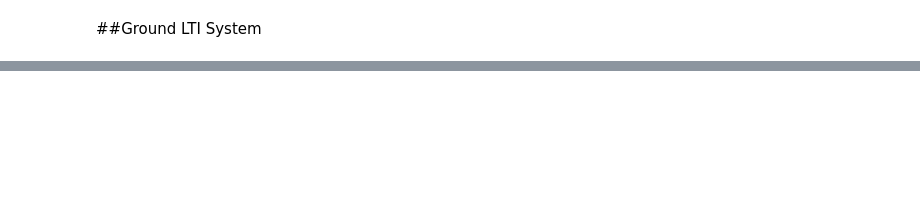
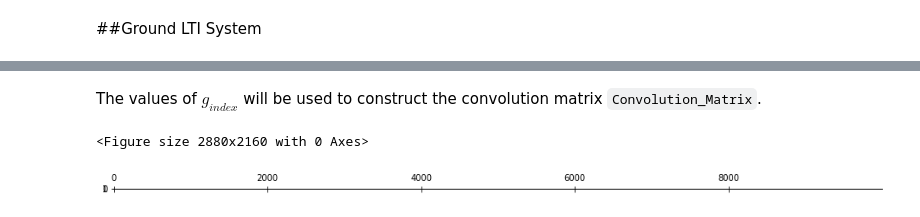
Before and after one commit to psukphranee/Python, a Jupyter notebook: SAR_Scratch_4.ipynb, the cells around one changed output, grey strips where cells are left out. Saved outputs shown, nothing was run; the diff lists cells and outputs as text; code cells hidden in the pictures; blank space fills up the shorter version.

````diff
--- a/SAR_Scratch_4.ipynb
+++ b/SAR_Scratch_4.ipynb
@@ -214,9 +214,9 @@ The time delay steps corresponding to the ground ($\Delta \tau$) may be differen
 #let ds be the temporal step corresponding to the sample rate
 ds = np.reciprocal(f_s)
 #make some dummy value for d_tau as a multiple of ds
-d_tau = ds/4
+d_tau = ds;
 
 #number of ground segments
-n_g = 100
+n_g = 10000
 g = np.linspace(0, n_g-1, n_g).reshape(1,-1)
 g = g*d_tau
@@ -224,0 +238,26 @@ g = g*d_tau
+# %% [markdown]
+The values of $g_{index}$ will be used to construct the convolution matrix ```Convolution_Matrix```.
+# %%
+#define an identity matrix of size n_g (the number of ground elements)
+I_ng = np.eye(1, n_g)
+#The identity matrix will be shifted, summed and stored in the following matrix
+Convolution_Matrix = np.zeros((I_ng.shape[0], I_ng.shape[1]))
+# %%
+t_index_delay = g_index #rename; alias; copied from previous scratch work
+
+for i in range(0, n_g):
+    curr_delay_index = int(t_index_delay[0, i])
+    curr_delay_index = curr_delay_index if curr_delay_index < n_g else 0 #limit shifting to convolution window limit. otherwise we can get redundant or unwanted values
+    #print(curr_delay_index)
+    Convolution_Matrix = Convolution_Matrix + np.roll(I_ng, curr_delay_index * -1, axis=1) #shift left
+    #print(np.roll(I_ng, curr_delay_index * -1, axis=1))
+
+# Convolution_Matrix = np.tril(Convolution_Matrix)
+
+plt.figure(figsize=(40,30))
+plt.matshow(Convolution_Matrix)
+plt.ylim([0,1])
+plt.show()
+# %% [output]
+<Figure size 2880x2160 with 0 Axes>
+[figure, added]
````
Also changed, not shown: parts of 9 cells of this notebook.
